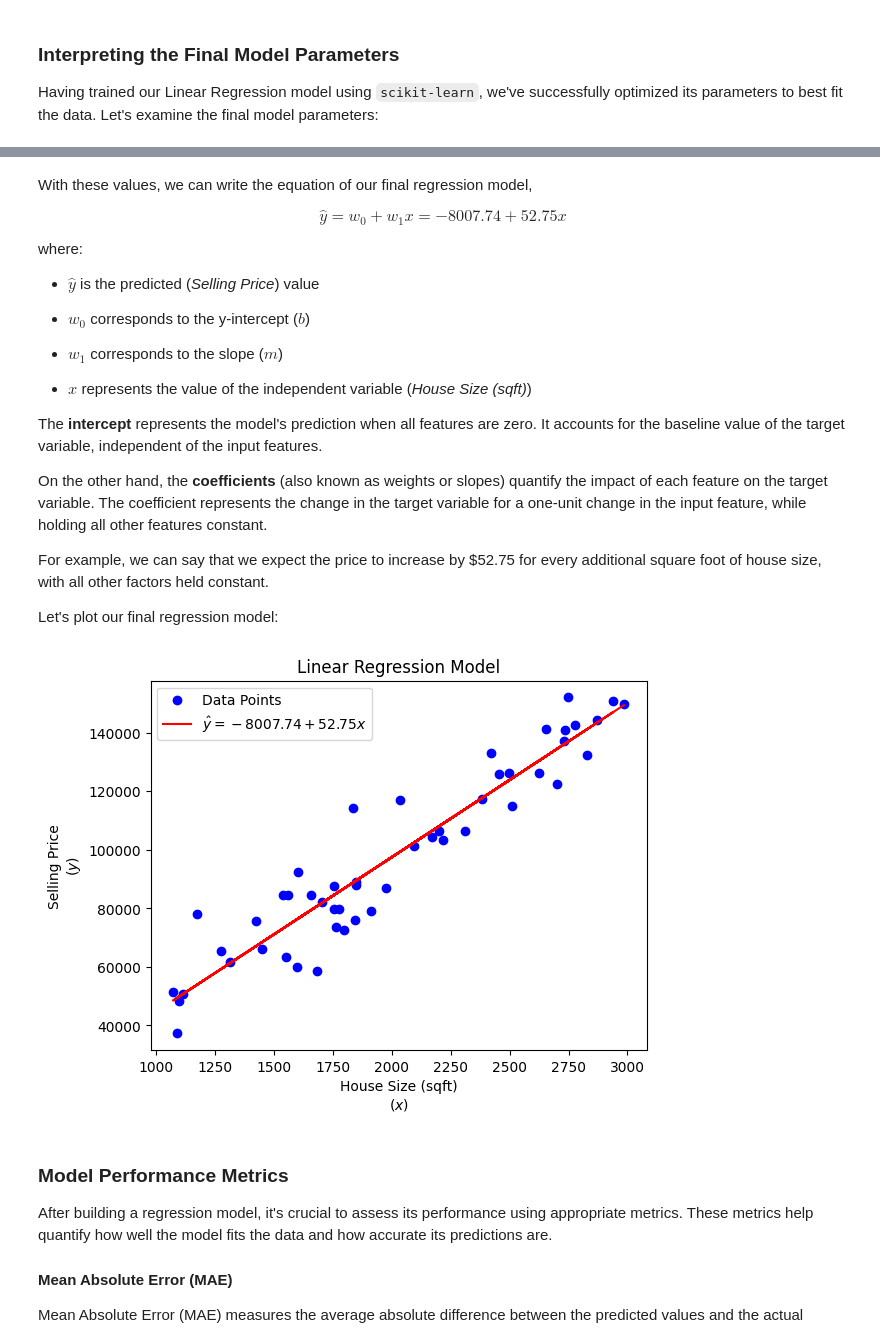
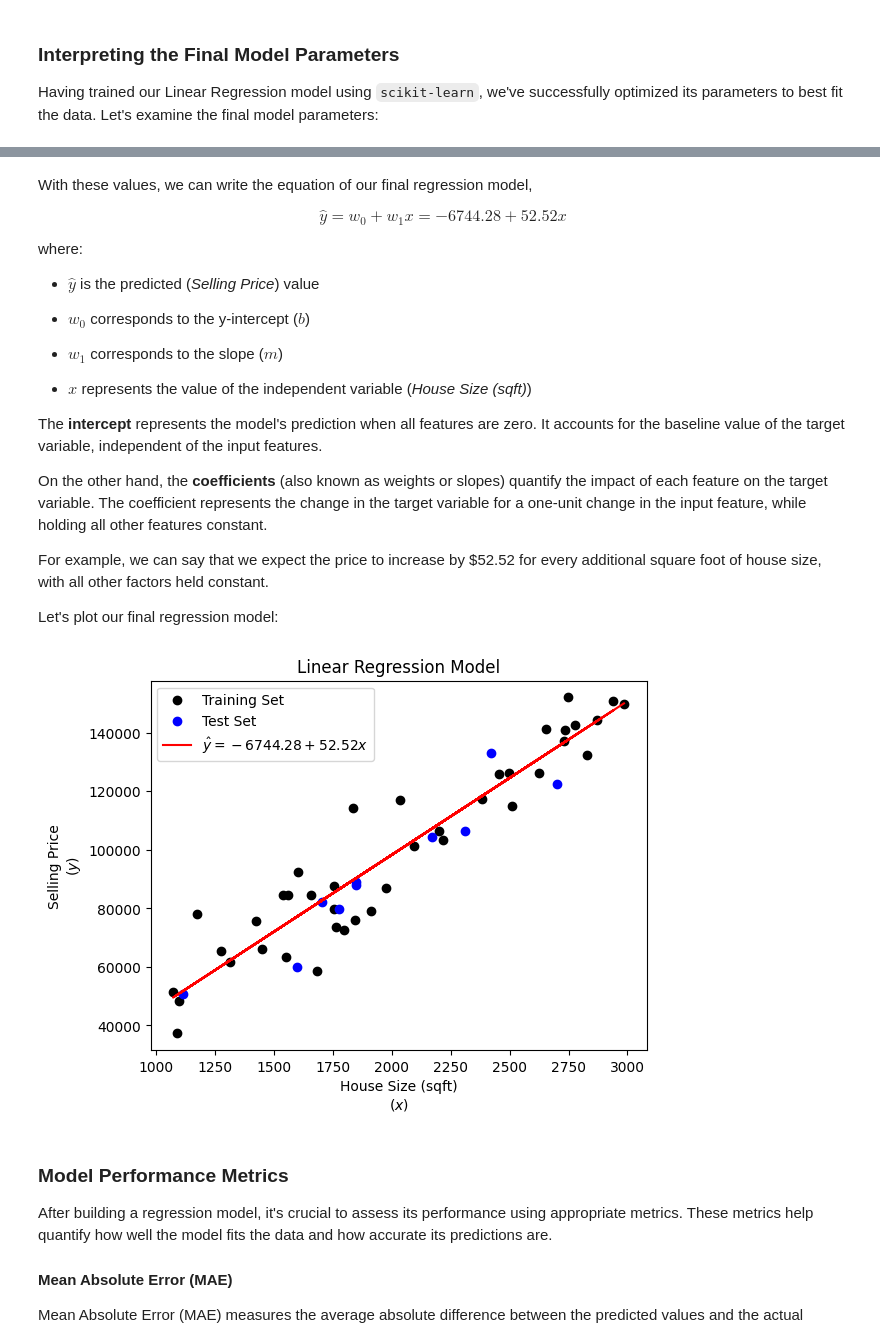
Before and after one commit to themarisolhernandez/ds-review-lessons, a Jupyter notebook: 03-simple-linear-regression.ipynb, the cells around one changed output, grey strips where cells are left out. Cells and saved outputs as stored; diff of their text form; code cells hidden in the pictures.

Commit message:
Implemented train/test split in LR notebook

```diff
--- a/03-simple-linear-regression.ipynb
+++ b/03-simple-linear-regression.ipynb
@@ -657,10 +657,3 @@ If we choose **$\alpha$ to be very small**, Gradient Descent will take small ste
 While implementing gradient descent from scratch offers deep insights into optimization techniques, we can leverage existing libraries like `scikit-learn` to streamline the process. `scikit-learn`  encapsulates complex optimization algorithms, such as gradient descent variants, within its user-friendly interface, allowing us to focus on model development rather than algorithmic intricacies.
 
 Here, we instantiate a Linear Regression model object and then train it using the fit method with our dataset. Behind the scenes, `scikit-learn` employs efficient optimization algorithms, including variants of gradient descent, to find the optimal parameters that minimize the difference between predicted and actual target values.
-# %%
-from sklearn.linear_model import LinearRegression
-
-# Note: Typically you'd do a train/test split before fitting, but lets assume our original dataset is
-# our training set and we have some other hypothetical test set
-model = LinearRegression()
-model.fit(X.reshape(-1, 1), y)
@@ -668,0 +660,14 @@ LinearRegression()
+# %%
+from sklearn.linear_model import LinearRegression
+from sklearn.model_selection import train_test_split
+
+# Perform train/test split
+X_train, X_test, y_train, y_test = train_test_split(X, y, test_size=0.2, random_state=42)
+
+# Reshape X for fitting
+X_train = X_train.reshape(-1, 1)
+X_test = X_test.reshape(-1, 1)
+
+# Fit the model on the training data
+model = LinearRegression()
+model.fit(X_train, y_train)
@@ -678,7 +685,7 @@ Coefficients: [52.74617465]
 # %% [markdown]
 With these values, we can write the equation of our final regression model,
 
-$$\hat{y} = w_{0} + w_{1}x = -8007.74 + 52.75x$$
+$$\hat{y} = w_{0} + w_{1}x = -6744.28 + 52.52x$$
 
 where:
 
@@ -694,29 +701,31 @@ The **intercept** represents the model's prediction when all features are zero.
 
 On the other hand, the **coefficients** (also known as weights or slopes) quantify the impact of each feature on the target variable. The coefficient represents the change in the target variable for a one-unit change in the input feature, while holding all other features constant.
 
-For example, we can say that we expect the price to increase by $52.75 for every additional square foot of house size, with all other factors held constant.
+For example, we can say that we expect the price to increase by $52.52 for every additional square foot of house size, with all other factors held constant.
 
 Let's plot our final regression model:
 # %%
+# Making predictions on entire dataset
 y_hat = model.intercept_ + model.coef_[0]*X
 # y_hat = model.predict(X)
 
 # Plotting the data points
-plt.scatter(X, y, color='blue', label='Data Points')
+plt.scatter(X_train, y_train, color='black', label='Training Set')
+plt.scatter(X_test, y_test, color='blue', label='Test Set')
 
 # Plotting the regression line
 plt.plot(X, y_hat, color='red', label=f'$\hat{{y}} = {round(model.intercept_, 2)} + {round(model.coef_[0], 2)}x$ ')
 
 # Adding labels and title
 plt.xlabel('House Size (sqft)\n$(x)$')
 plt.ylabel('Selling Price\n$(y)$')
 plt.title('Linear Regression Model')
 plt.legend()
 
 # Displaying the plot
 plt.show()
 # %% [output]
-[figure, old version]
+[figure, new version]
 # %% [markdown]
 ### Model Performance Metrics
 After building a regression model, it's crucial to assess its performance using appropriate metrics. These metrics help quantify how well the model fits the data and how accurate its predictions are.
```
Also changed, not shown: parts of 13 cells of this notebook, 2 other files.
